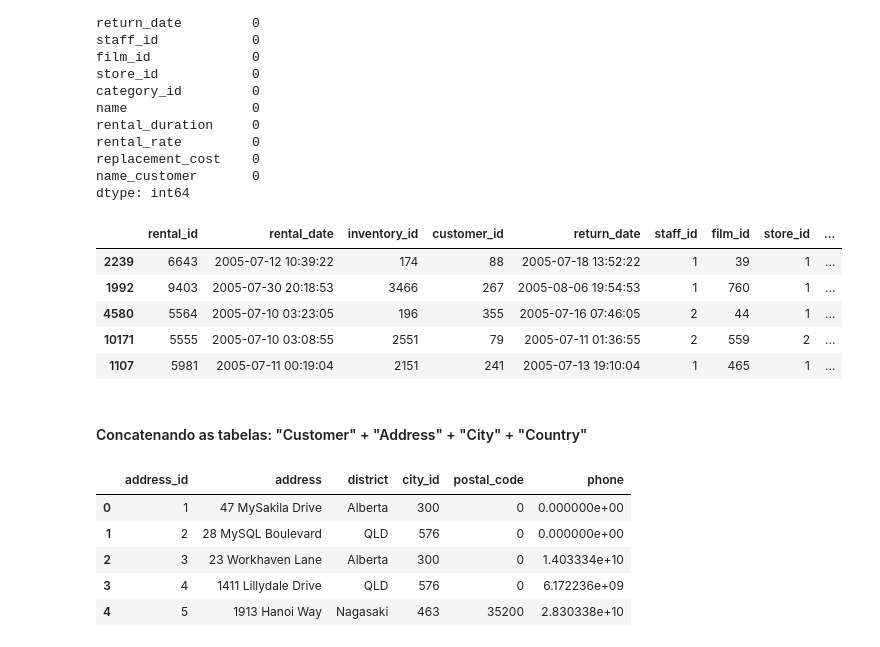
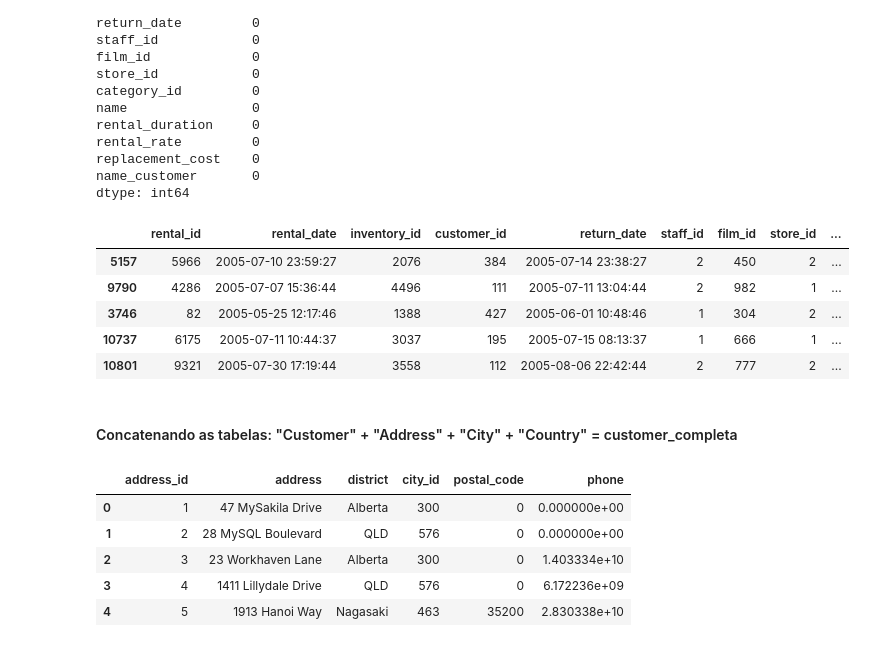
Before and after one commit to AureliaCovre/PROJETO_FILMFRAME, a Jupyter notebook: 2_tratamento/2 - Tratamento.ipynb, the cells around one changed output. Drawn from its saved outputs; the diff is of its cells as text; code cells hidden in the pictures.

```diff
--- a/2_tratamento/2 - Tratamento.ipynb
+++ b/2_tratamento/2 - Tratamento.ipynb
@@ -286,10 +286,10 @@ customer.head()
 customer_names = customer[['customer_id', 'name_customer']]
 
 #Concatenando as tabelas
-df1 = pd.merge(alugueis, customer_names, on='customer_id')
+alugueis = pd.merge(alugueis, customer_names, on='customer_id')
 
-# Exibir a tabela completa resultante (df1)
-df1.head()
+# Exibir a tabela completa resultante (alugueis)
+alugueis.head()
 # %% [output]
 |  | rental_id | rental_date | inventory_id | customer_id | return_date | staff_id | film_id | store_id | ... |
 | 0 | 2 | 2005-05-24 22:54:33 | 1525 | 459 | 2005-05-28 19:40:33 | 1 | 333 | 2 | ... |
@@ -321,16 +321,16 @@ name_customer       0
 dtype: int64
 # %%
 #Pegando uma amostra do conjunto de dados
-df1.sample(5)
+alugueis.sample(5)
 # %% [output]
 |  | rental_id | rental_date | inventory_id | customer_id | return_date | staff_id | film_id | store_id | ... |
-| 2239 | 6643 | 2005-07-12 10:39:22 | 174 | 88 | 2005-07-18 13:52:22 | 1 | 39 | 1 | ... |
-| 1992 | 9403 | 2005-07-30 20:18:53 | 3466 | 267 | 2005-08-06 19:54:53 | 1 | 760 | 1 | ... |
-| 4580 | 5564 | 2005-07-10 03:23:05 | 196 | 355 | 2005-07-16 07:46:05 | 2 | 44 | 1 | ... |
-| 10171 | 5555 | 2005-07-10 03:08:55 | 2551 | 79 | 2005-07-11 01:36:55 | 2 | 559 | 2 | ... |
-| 1107 | 5981 | 2005-07-11 00:19:04 | 2151 | 241 | 2005-07-13 19:10:04 | 1 | 465 | 1 | ... |
+| 5157 | 5966 | 2005-07-10 23:59:27 | 2076 | 384 | 2005-07-14 23:38:27 | 2 | 450 | 2 | ... |
+| 9790 | 4286 | 2005-07-07 15:36:44 | 4496 | 111 | 2005-07-11 13:04:44 | 2 | 982 | 1 | ... |
+| 3746 | 82 | 2005-05-25 12:17:46 | 1388 | 427 | 2005-06-01 10:48:46 | 1 | 304 | 2 | ... |
+| 10737 | 6175 | 2005-07-11 10:44:37 | 3037 | 195 | 2005-07-15 08:13:37 | 1 | 666 | 1 | ... |
+| 10801 | 9321 | 2005-07-30 17:19:44 | 3558 | 112 | 2005-08-06 22:42:44 | 2 | 777 | 2 | ... |
 # %% [markdown]
-#### Concatenando as tabelas: "Customer" + "Address" + "City" + "Country"
+#### Concatenando as tabelas: "Customer" + "Address" + "City" + "Country" = customer_completa
 # %%
 address.head()
 # %% [output]
```
Also changed, not shown: parts of 17 cells of this notebook, 12 other files.
